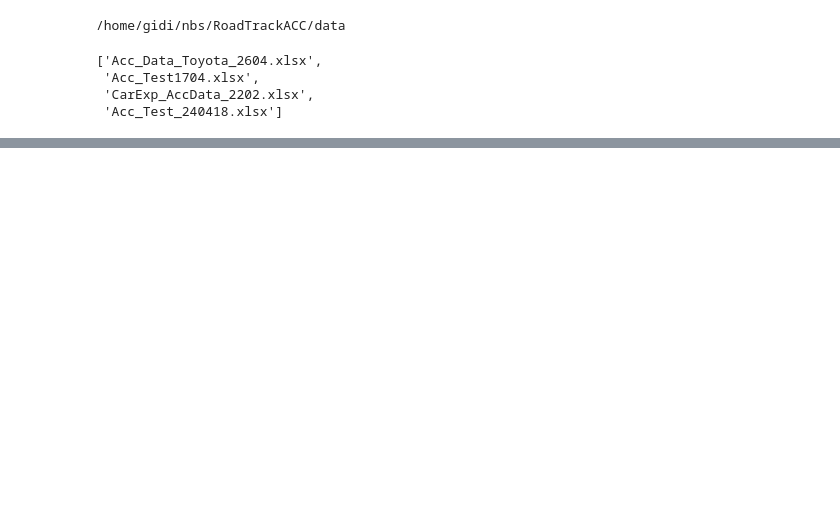
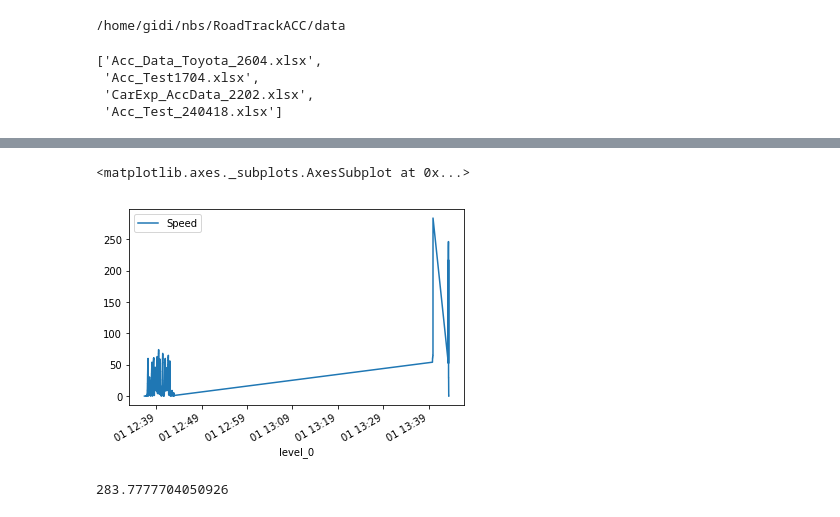
Before and after one commit to lirazch/RoadTrackACC, a Jupyter notebook: NewAnotationFormatNotebook.ipynb, the cells around one changed output, grey strips where cells are left out. Cells and saved outputs as stored; diff of their text form; code cells hidden in the pictures; blank space fills up the shorter version.

```diff
--- a/NewAnotationFormatNotebook.ipynb
+++ b/NewAnotationFormatNotebook.ipynb
@@ -162,0 +158,5 @@ anot['Roadtrack_tags']
+# %%
+# set hard stops annotations
+big_df['hard_stop_on']=0
+big_df['hard_stop_on']\
+[(big_df['file']=='Acc_Test_240418.xlsx')&(big_df.cat_id==5)&(big_df.level_0.isin(hard_stop_list))]=1
@@ -162,0 +183,11 @@ anot['Roadtrack_tags']
+# %%
+big_df=big_df.dropna()
+# %%
+big_df[big_df['cat_id']==5].dropna()[['Speed']].plot()
+# %% [output]
+<matplotlib.axes._subplots.AxesSubplot at 0x...>
+[figure, added]
+# %%
+max(big_df[big_df['cat_id']==5].Speed)
+# %% [output]
+283.7777704050926
```
Also changed, not shown: parts of 83 cells of this notebook, 1 other file.
